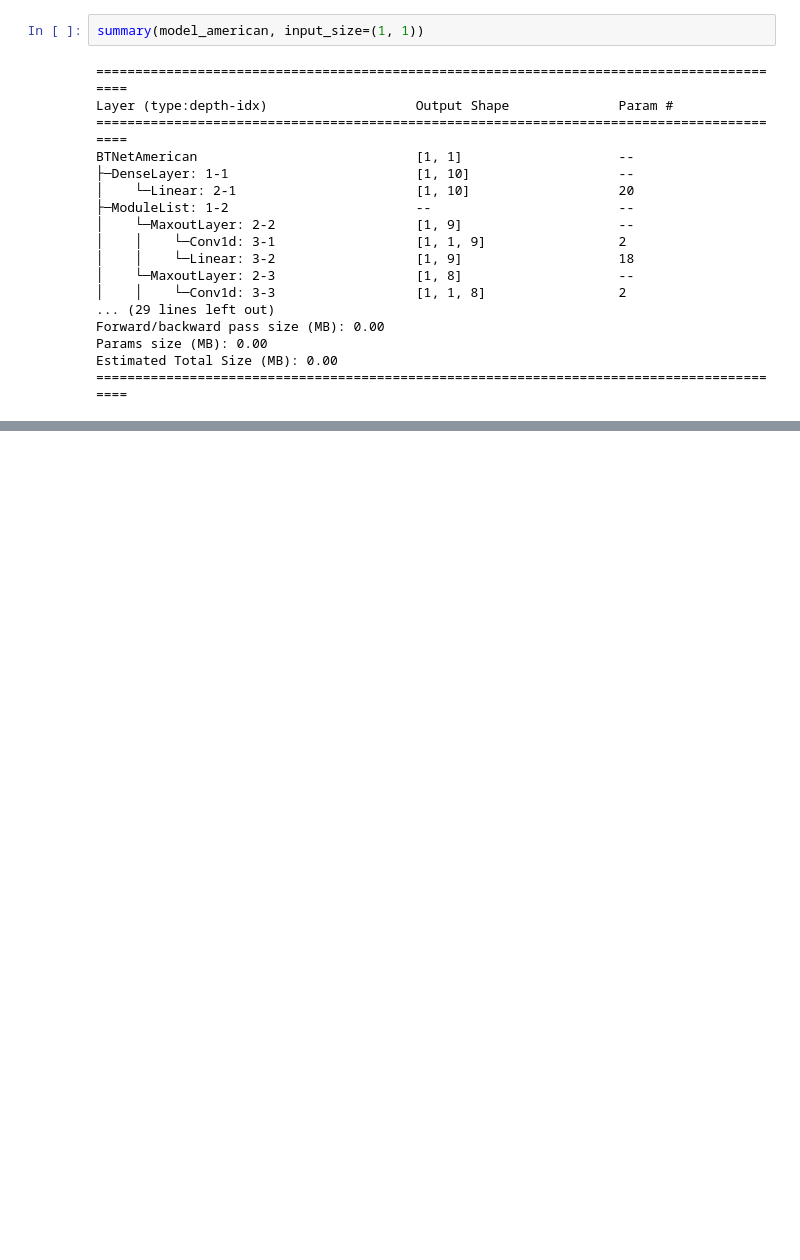
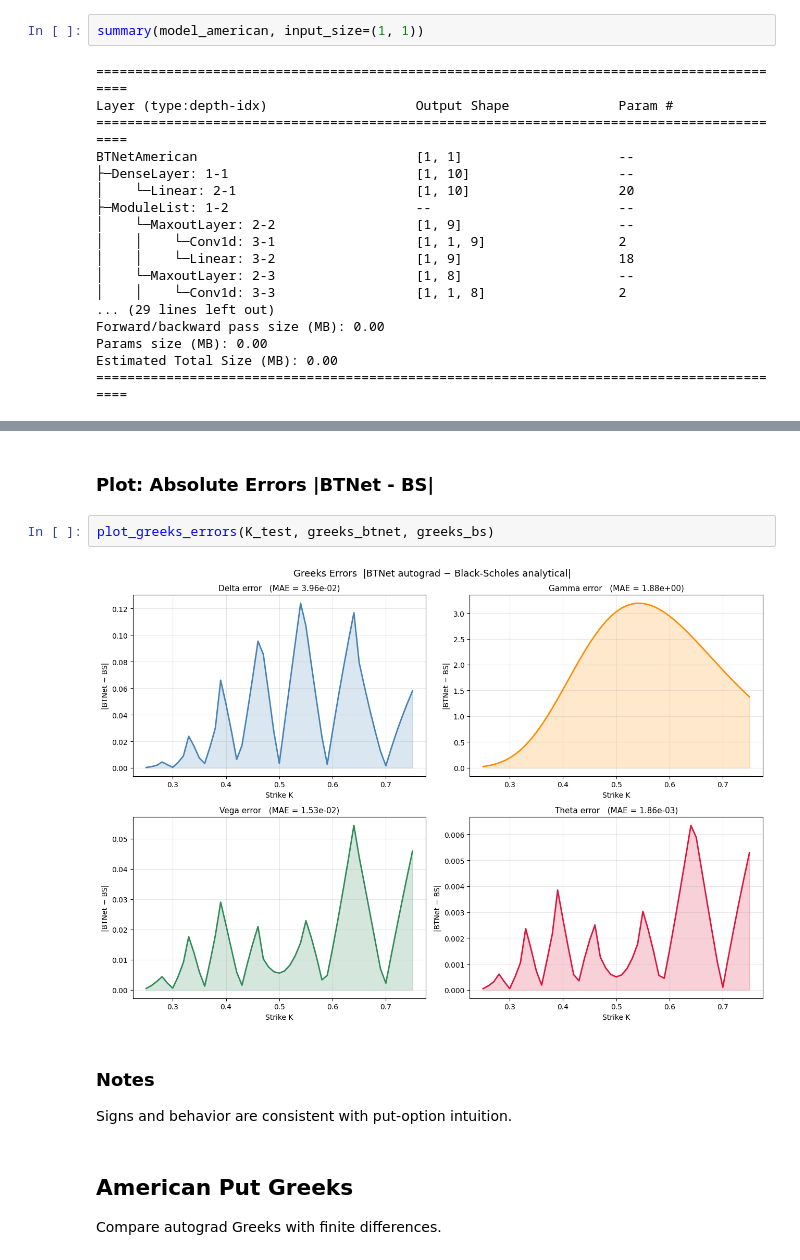
Before and after one commit to wlcmtunknwndth/BTNet-BS, a Jupyter notebook: btnn-bs-torch-v2.ipynb, the cells around one changed output, grey strips where cells are left out. Drawn from its saved outputs; the diff is of its cells as text; blank space fills up the shorter version.

```diff
--- a/btnn-bs-torch-v2.ipynb
+++ b/btnn-bs-torch-v2.ipynb
@@ -416,0 +465,14 @@ ONNXProgram(
+# %% [markdown]
+### Plot: Absolute Errors |BTNet - BS|
+# %%
+plot_greeks_errors(K_test, greeks_btnet, greeks_bs)
+# %% [output]
+[figure, added]
+# %% [markdown]
+### Notes
+
+Signs and behavior are consistent with put-option intuition.
+# %% [markdown]
+## American Put Greeks
+
+Compare autograd Greeks with finite differences.
```
Also changed, not shown: parts of 37 cells of this notebook, 6 other files.
